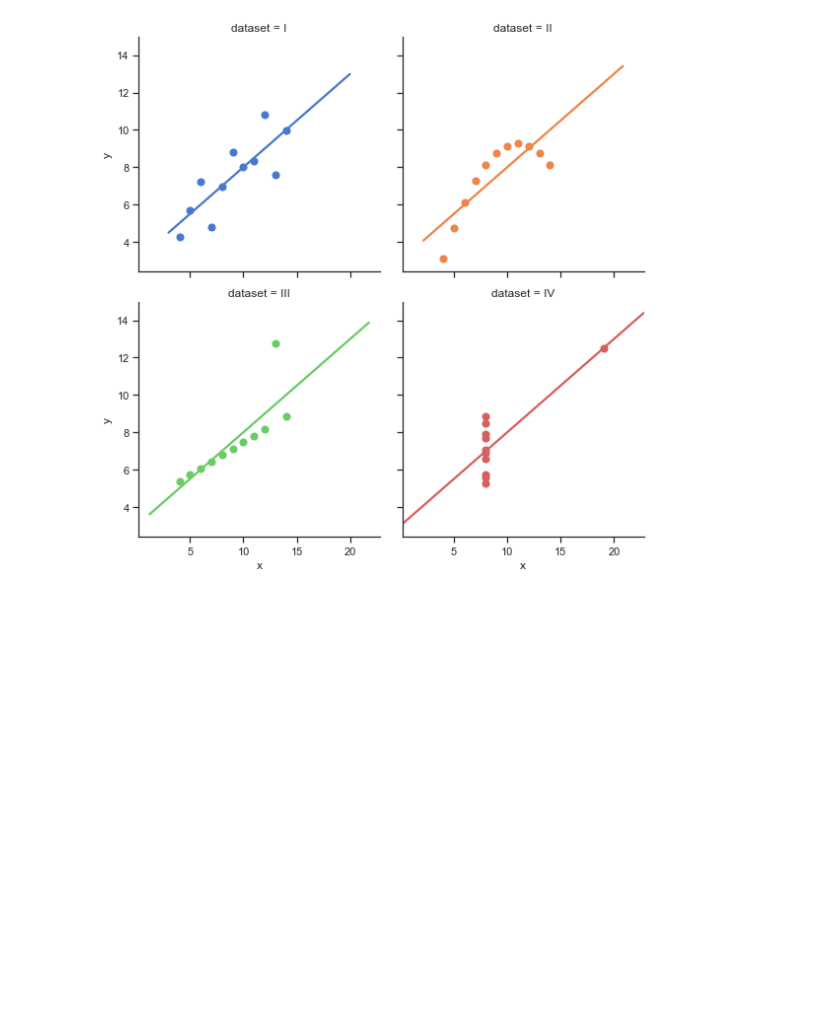
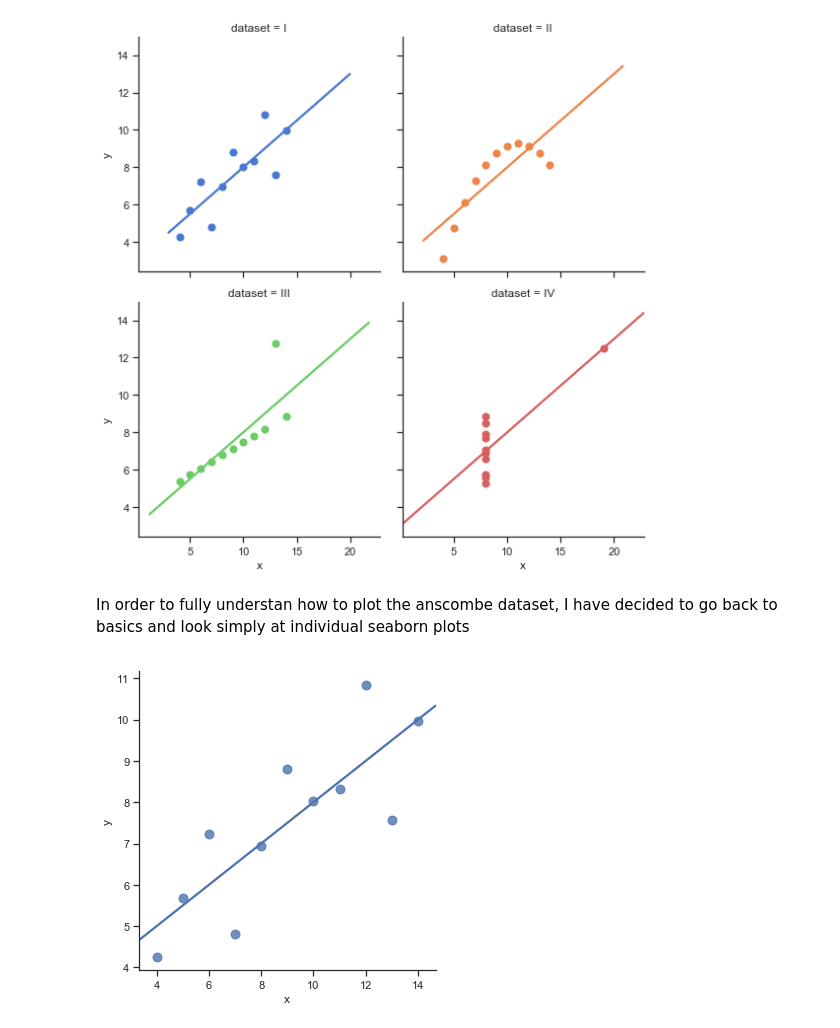
Before and after one commit to ClaireDrummond/Fundamentals-of-DA---Assignments-2018, a Jupyter notebook: Fundamentals of Data Analytics.ipynb, the cells around one changed output. Cells and saved outputs as stored; diff of their text form; code cells hidden in the pictures; blank space fills up the shorter version.

```diff
--- a/Fundamentals of Data Analytics.ipynb
+++ b/Fundamentals of Data Analytics.ipynb
@@ -80,3 +141,12 @@ sns.lmplot(x="x", y="y", col="dataset", hue="dataset", data=df,
 # %% [output]
 <seaborn.axisgrid.FacetGrid at 0x...>
 [figure]
+# %% [markdown]
+In order to fully understan how to plot the anscombe dataset, I have decided to go back to basics and look simply at individual seaborn plots
+# %%
+#https://seaborn.pydata.org/tutorial/regression.html
+anscombe = sns.load_dataset("anscombe")
+sns.lmplot(x="x", y="y", data=anscombe.query("dataset == 'I'"),
+           ci=None, scatter_kws={"s": 80});
+# %% [output]
+[figure, added]
```
Also changed, not shown: parts of 8 cells of this notebook.
